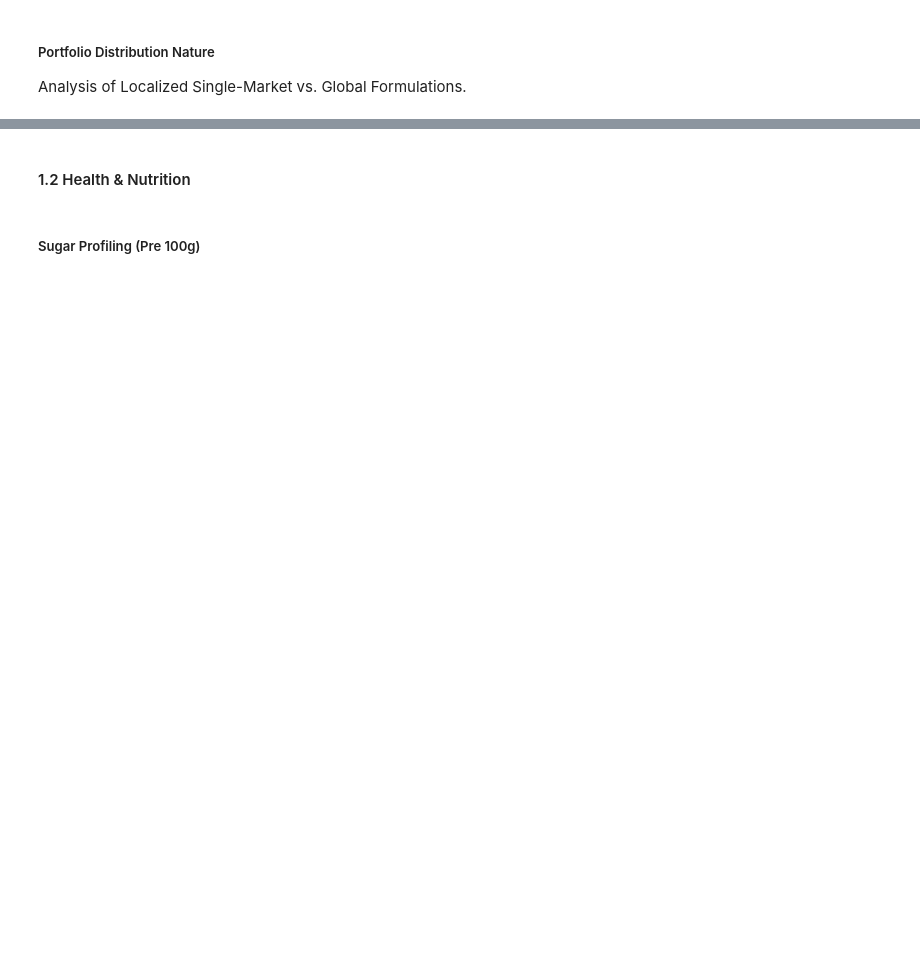
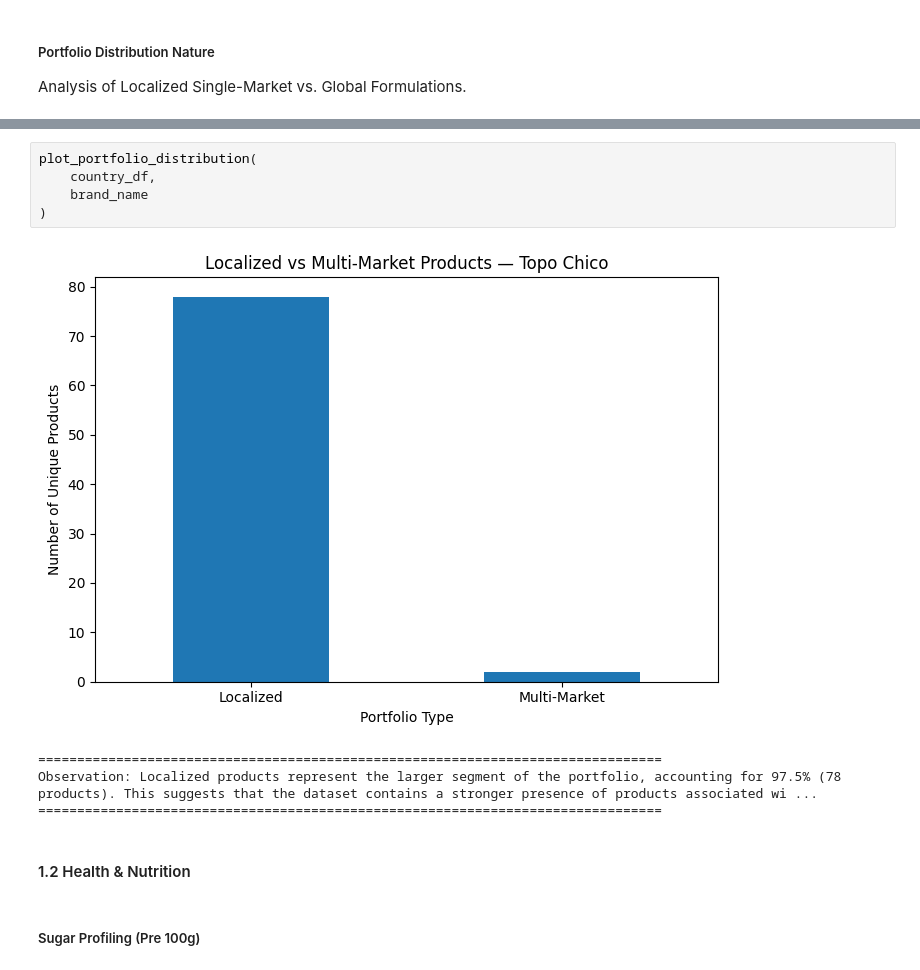
Before and after one commit to Codon-s/cpg-product-intelligence, a Jupyter notebook: report.ipynb, the cells around one changed output, grey strips where cells are left out. Drawn from its saved outputs; the diff is of its cells as text; blank space fills up the shorter version.

```diff
--- a/report.ipynb
+++ b/report.ipynb
@@ -1434,3 +1700,13 @@ Analysis of Localized Single-Market vs. Global Formulations.
+# %%
+plot_portfolio_distribution(
+    country_df,
+    brand_name
+)
+# %% [output]
+[figure, added]
+================================================================================
+Observation: Localized products represent the larger segment of the portfolio, accounting for 97.5% (78 products). This suggests that the dataset contains a stronger presence of products associated wi ...
+================================================================================
 # %% [markdown]
 #### 1.2 Health & Nutrition
 # %% [markdown]
```
Also changed, not shown: parts of 20 cells of this notebook.
